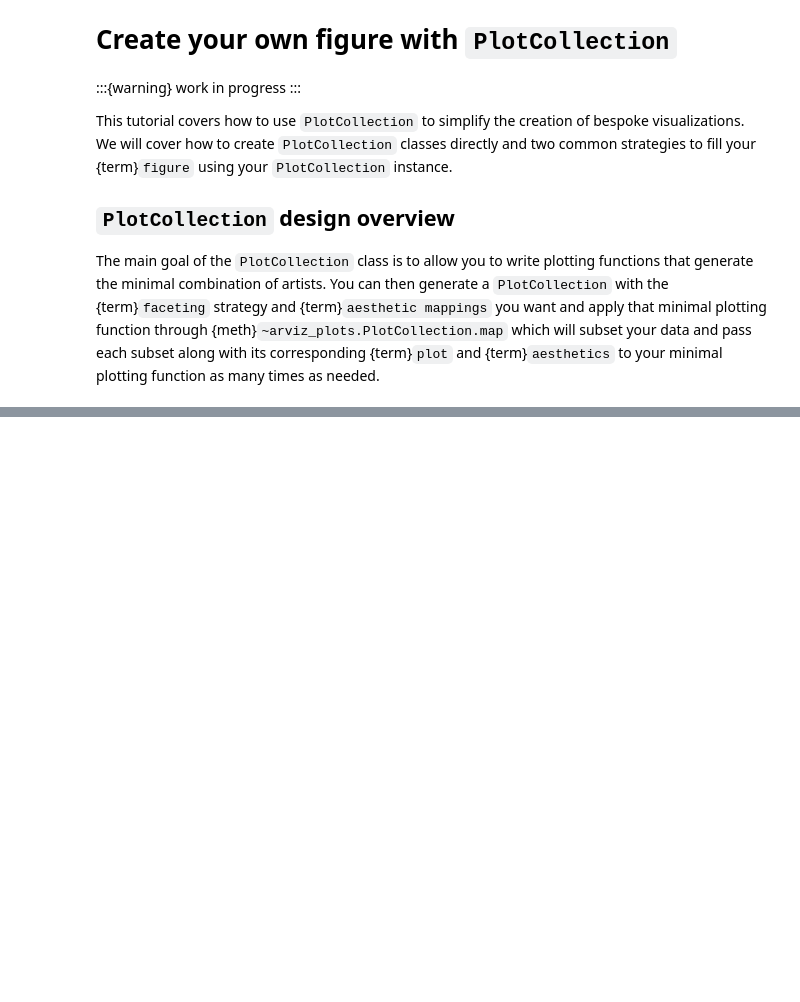
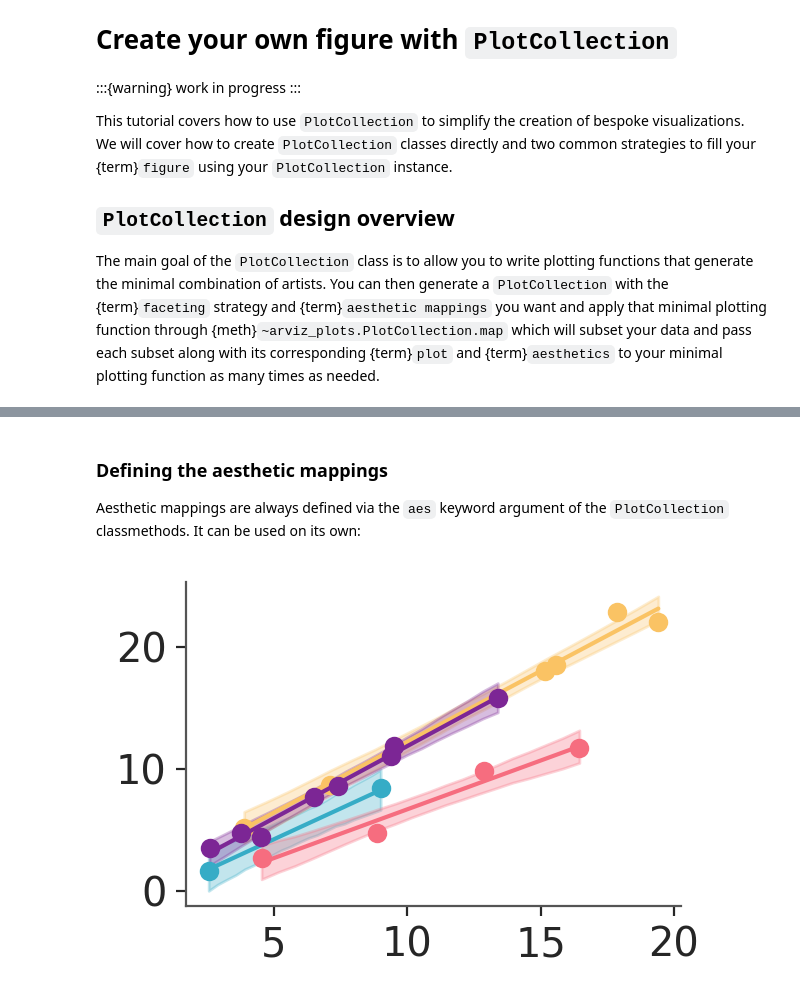
Before and after one commit to arviz-devs/arviz-plots, a Jupyter notebook: docs/source/tutorials/compose_own_plot.ipynb, the cells around one changed output, grey strips where cells are left out. Cells and saved outputs as stored; diff of their text form; code cells hidden in the pictures; blank space fills up the shorter version.

```diff
--- a/docs/source/tutorials/compose_own_plot.ipynb
+++ b/docs/source/tutorials/compose_own_plot.ipynb
@@ -243,0 +289,12 @@ The two main ways to initialize a `PlotCollection` are {meth}`~arviz_plots.PlotC
+# %% [markdown]
+### Defining the aesthetic mappings
+Aesthetic mappings are always defined via the `aes` keyword argument of the `PlotCollection` classmethods. It can be used on its own:
+# %%
+pc = azp.PlotCollection.grid(
+    predictions,
+    aes={"color": ["group"]},
+    plot_grid_kws={"figsize": (3, 2)}
+)
+pc.map(line_band_dots, x_pred=pred_data["x"], x=data["x"], y=data["obs"])
+# %% [output]
+[figure, new version]
```
Also changed, not shown: parts of 32 cells of this notebook, 2 other files.
